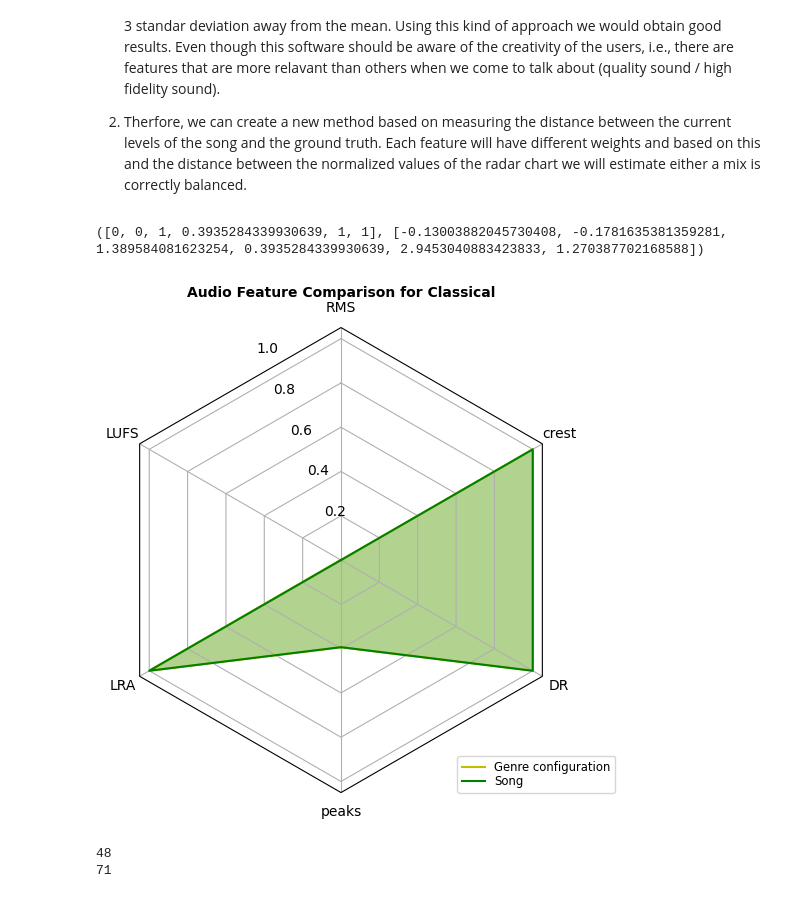
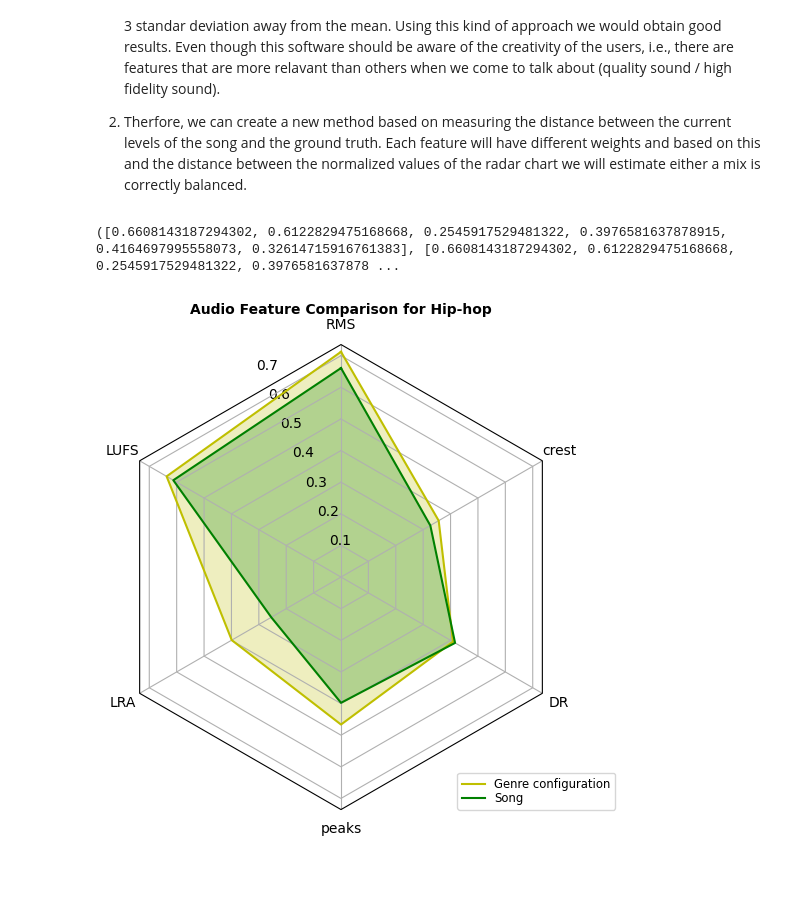
Before and after one commit to rogerpurgimon/TFG, a Jupyter notebook: Software prototype.ipynb, the cells around one changed output. Saved outputs shown, nothing was run; the diff lists cells and outputs as text; code cells hidden in the pictures.

```diff
--- a/Software prototype.ipynb
+++ b/Software prototype.ipynb
@@ -420,8 +420,7 @@ def plot_triangle(h_rate, w_rate):
     plt.title('MID-SIDE')
     plt.show()
 # %%
-num_song = 13
-#Proves: 404 malament, 405, 410, 414
+num_song = 240
 # %%
 path = '../master-dynamics/audio/'
 file_name = '{}{}.mp3'.format(path,num_song)
@@ -529,7 +555,7 @@ song_norm_data,song_data  = song_features(audio,stereo,presets,data)
 # %%
 print(song_norm_data)
 # %% [output]
-([0, 0, 1, 0.3935284339930639, 1, 1], [-0.13003882045730408, -0.1781635381359281, 1.389584081623254, 0.3935284339930639, 2.9453040883423833, 1.270387702168588])
+([0.6608143187294302, 0.6122829475168668, 0.2545917529481322, 0.3976581637878915, 0.4164697995558073, 0.32614715916761383], [0.6608143187294302, 0.6122829475168668, 0.2545917529481322, 0.3976581637878 ...
 # %%
 if __name__ == '__main__':
 
@@ -541,36 +567,36 @@ if __name__ == '__main__':
         # found the matching genre, print its information
             break
 
     genre, data_conf = genre_info
     song, data_song = ('song', [song_norm_data[0]])
 
     fig, ax = plt.subplots(figsize=(6, 6), subplot_kw=dict(projection='radar'))
     fig.subplots_adjust(wspace=0.5, top=0.85, bottom=0.05)
 
-    #c = fit(song_data, presets,genre)
-    c = fit2(song_norm_data[1],rradar_data, genre)[0]
+    c = fit(song_data, presets,genre)
+    #c = fit2(song_norm_data[1],rradar_data, genre)[0]
      # add legend relative to top-left plot
     labels = ('RMS', 'LUFS', 'LRA', 'peaks', 'DR', 'crest')
     legend = axs[0, 0].legend(labels, loc=(0.9, .95),
                               labelspacing=0.1, fontsize='small')
 
     # Plot the audio feature data on the axis
     #ax.set_rgrids([0.2, 0.4, 0.6, 0.8])
     ax.set_title(f'Audio Feature Comparison for {genre.capitalize()}', weight='bold', size='medium', position=(0.5, 1.1),
                  horizontalalignment='center', verticalalignment='center')
     ax.plot(theta, data_conf[0], color='y')
     ax.fill(theta, data_conf[0], facecolor='y', alpha=0.25,label='_nolegend_')
     ax.plot(theta, data_song[0], color=c)
     ax.fill(theta, data_song[0], facecolor=c, alpha=0.25,label='_nolegend_')
     ax.set_varlabels(radar_data[0])
 
         # add legend relative to top-left plot
     labels = ('Genre configuration','Song')
     ax.legend(labels, loc=(.75, 0),labelspacing=0.1, fontsize='small')
 
     plt.show()
 # %% [output]
-[figure, old version]
+[figure, new version]
 # %%
 #TEST ALL SONGS
 
@@ -601,12 +627,10 @@ def all_(num_song):
 # %%
-for n_song in range(700):
+for n_song in range(1,700):
     error_songs = []
     try:
+        print('------------------------------------')
         e = all_(n_song)
-        if e > 0.6:
+        if e =='red':
             print(n_song)
     except:
         continue
-# %% [output]
-48
-71
```
Also changed, not shown: parts of 7 cells of this notebook.
